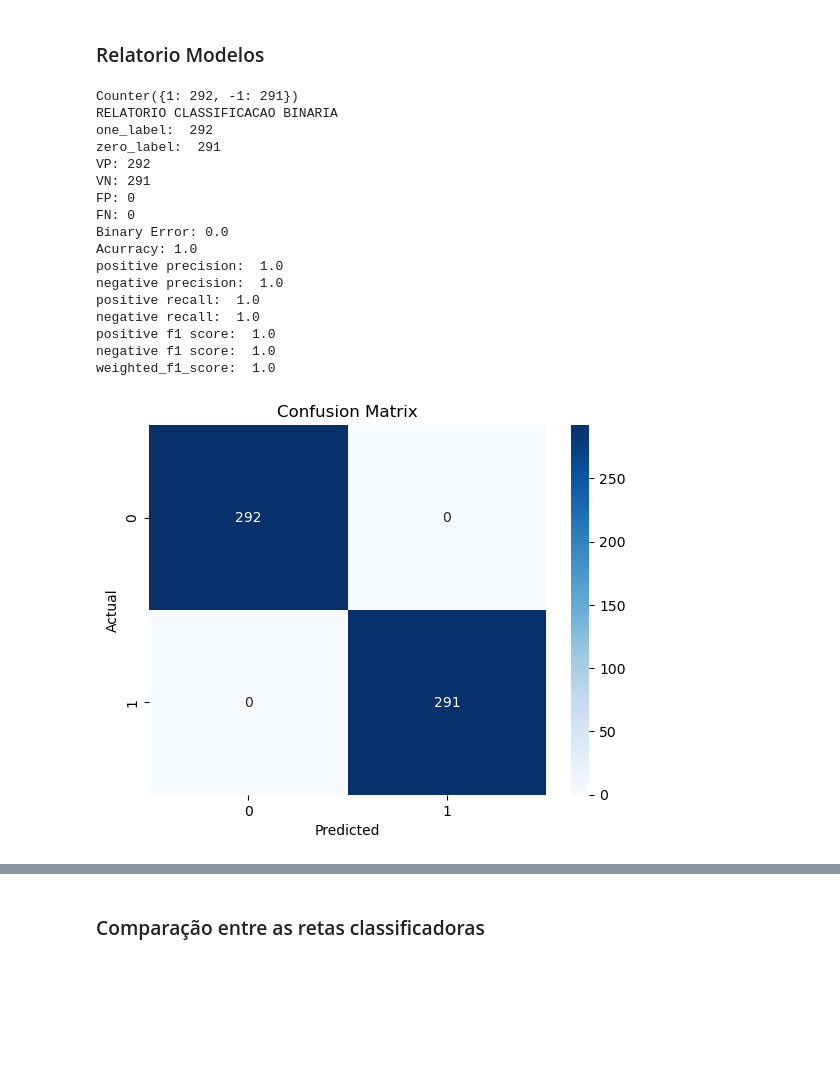
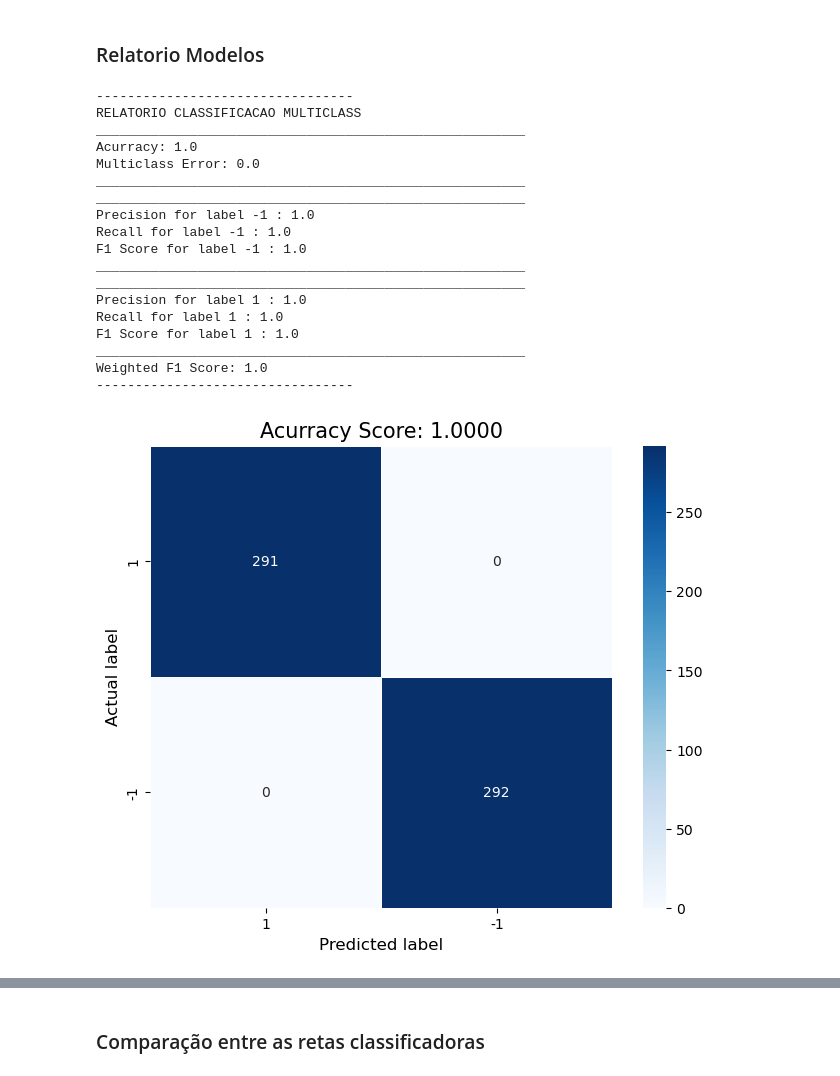
Before and after one commit to Guilherme-iram/Digits_project, a Jupyter notebook: classificacao_digitos_1_5.ipynb, the cells around one changed output, grey strips where cells are left out. Saved outputs shown, nothing was run; the diff lists cells and outputs as text; code cells hidden in the pictures; blank space fills up the shorter version.

Commit message:
Resultados e Metricas multiclasses

```diff
--- a/classificacao_digitos_1_5.ipynb
+++ b/classificacao_digitos_1_5.ipynb
@@ -57,24 +55,26 @@ y_test = [1 if label == 1 else -1 for label in test1x5.label]
 # %%
 linear_reg = LinearRegression()
 linear_reg.fit(X_train, y_train)
-ypred = linear_reg.predict(X_test)
-print_metrics(y_test, ypred)
+y_pred = linear_reg.predict(X_test)
+metrics = Metrics_multiclass([1, -1])
+metrics.print_metrics_multiclass(y_test, y_pred)
 # %% [output]
-Counter({1: 292, -1: 291})
-RELATORIO CLASSIFICACAO BINARIA
-one_label:  292
-zero_label:  291
-VP: 292
-VN: 291
-FP: 0
-FN: 0
-Binary Error: 0.0
+---------------------------------
+RELATORIO CLASSIFICACAO MULTICLASS
+_______________________________________________________
 Acurracy: 1.0
-positive precision:  1.0
-negative precision:  1.0
-positive recall:  1.0
-negative recall:  1.0
-positive f1 score:  1.0
-negative f1 score:  1.0
-weighted_f1_score:  1.0
+Multiclass Error: 0.0
+_______________________________________________________
+_______________________________________________________
+Precision for label -1 : 1.0
+Recall for label -1 : 1.0
+F1 Score for label -1 : 1.0
+_______________________________________________________
+_______________________________________________________
+Precision for label 1 : 1.0
+Recall for label 1 : 1.0
+F1 Score for label 1 : 1.0
+_______________________________________________________
+Weighted F1 Score: 1.0
+---------------------------------
-[figure, old version]
+[figure, new version]
```
Also changed, not shown: parts of 10 cells of this notebook, 5 other files.
